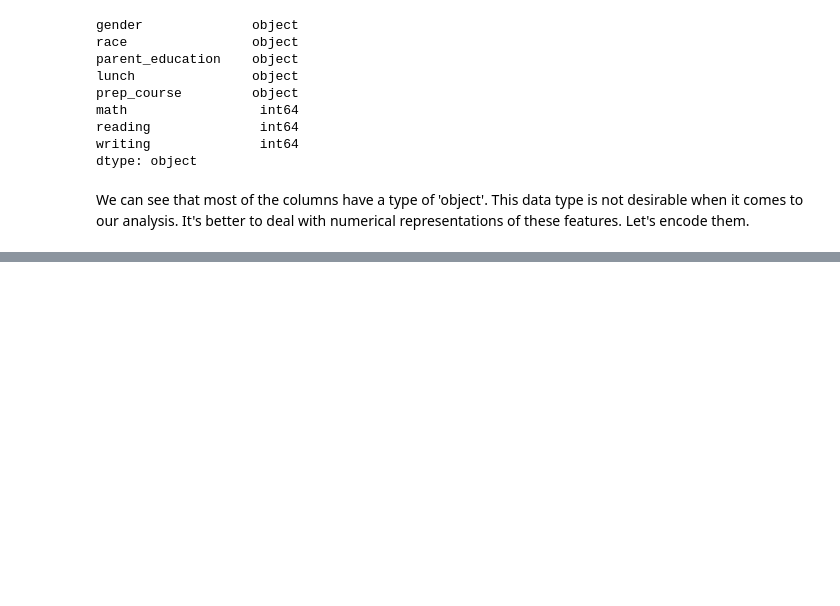
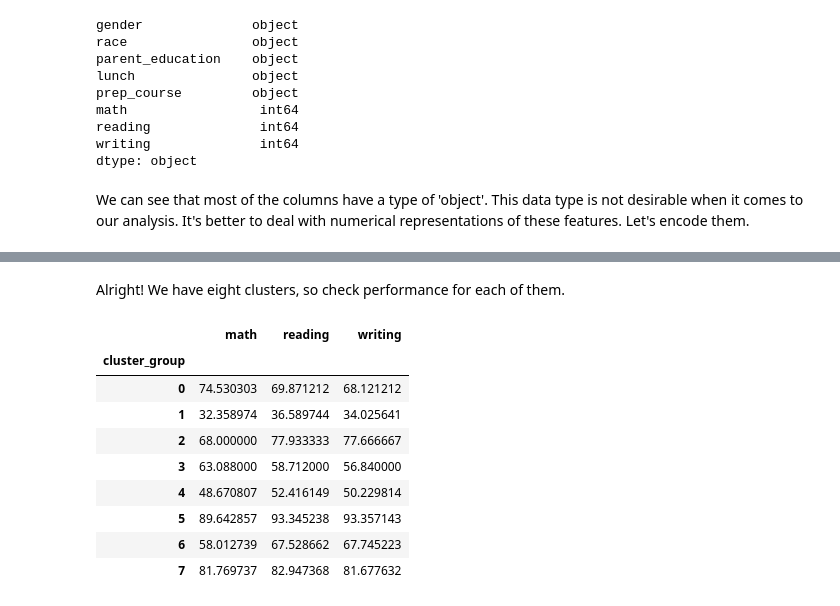
Before and after one commit to Przemyslaw11/Students_Performance_Analysis, a Jupyter notebook: analysis.ipynb, the cells around one changed output, grey strips where cells are left out. Cells and saved outputs as stored; diff of their text form; code cells hidden in the pictures; blank space fills up the shorter version.

```diff
--- a/analysis.ipynb
+++ b/analysis.ipynb
@@ -90,0 +135,16 @@ train_df.sample(7)
+# %% [markdown]
+Alright! We have eight clusters, so check performance for each of them.
+# %%
+grouped_df = score_df.groupby("cluster_group")[score_df.columns[5:8]].mean()
+grouped_df
+# %% [output]
+|  | math | reading | writing |
+| cluster_group |  |  |  |
+| 0 | 74.530303 | 69.871212 | 68.121212 |
+| 1 | 32.358974 | 36.589744 | 34.025641 |
+| 2 | 68.000000 | 77.933333 | 77.666667 |
+| 3 | 63.088000 | 58.712000 | 56.840000 |
+| 4 | 48.670807 | 52.416149 | 50.229814 |
+| 5 | 89.642857 | 93.345238 | 93.357143 |
+| 6 | 58.012739 | 67.528662 | 67.745223 |
+| 7 | 81.769737 | 82.947368 | 81.677632 |
```
Also changed, not shown: parts of 10 cells of this notebook.
